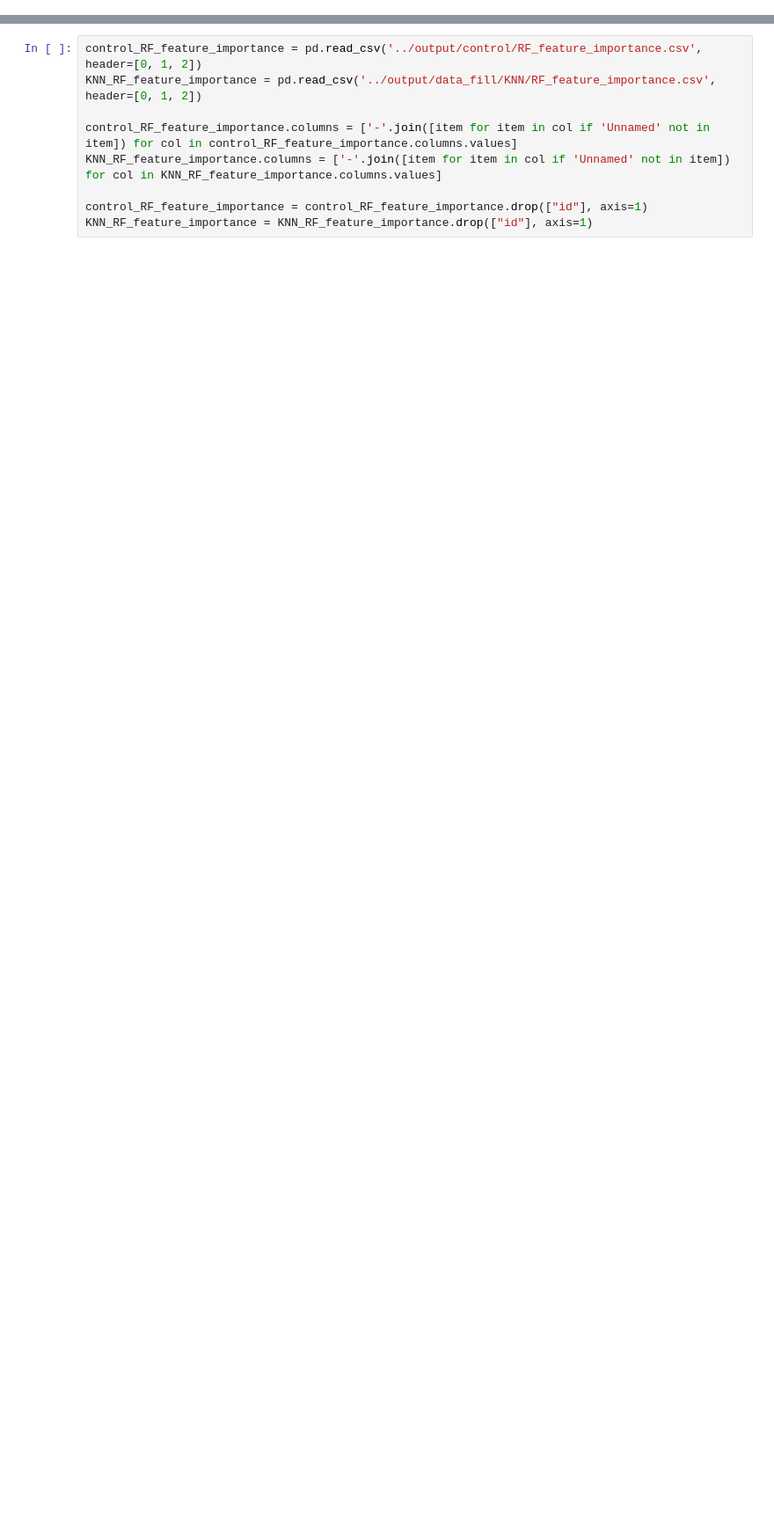
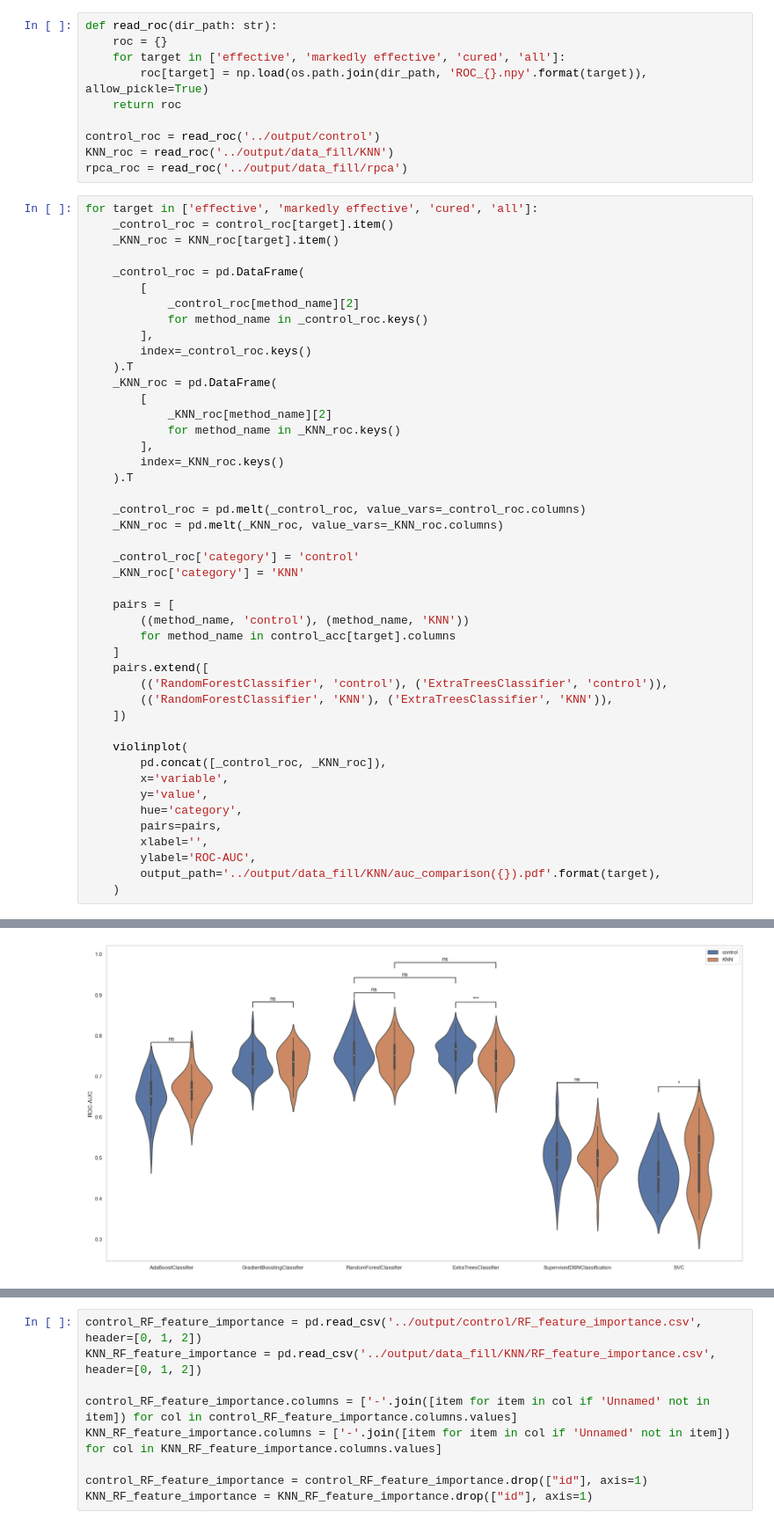
Before and after one commit to LMH0066/SSNHL, a Jupyter notebook: analyse/fill_influence_analyse.ipynb, the cells around one changed output, grey strips where cells are left out. Shown at 88% size. Drawn from its saved outputs; the diff is of its cells as text; blank space fills up the shorter version.

```diff
--- a/analyse/fill_influence_analyse.ipynb
+++ b/analyse/fill_influence_analyse.ipynb
@@ -7,0 +137,56 @@ from statannotations.Annotator import Annotator
+# %%
+def read_roc(dir_path: str):
+    roc = {}
+    for target in ['effective', 'markedly effective', 'cured', 'all']:
+        roc[target] = np.load(os.path.join(dir_path, 'ROC_{}.npy'.format(target)), allow_pickle=True)
+    return roc
+
+control_roc = read_roc('../output/control')
+KNN_roc = read_roc('../output/data_fill/KNN')
+rpca_roc = read_roc('../output/data_fill/rpca')
+# %%
+for target in ['effective', 'markedly effective', 'cured', 'all']:
+    _control_roc = control_roc[target].item()
+    _KNN_roc = KNN_roc[target].item()
+
+    _control_roc = pd.DataFrame(
+        [
+            _control_roc[method_name][2]
+            for method_name in _control_roc.keys()
+        ],
+        index=_control_roc.keys()
+    ).T
+    _KNN_roc = pd.DataFrame(
+        [
+            _KNN_roc[method_name][2]
+            for method_name in _KNN_roc.keys()
+        ],
+        index=_KNN_roc.keys()
+    ).T
+
+    _control_roc = pd.melt(_control_roc, value_vars=_control_roc.columns)
+    _KNN_roc = pd.melt(_KNN_roc, value_vars=_KNN_roc.columns)
+
+    _control_roc['category'] = 'control'
+    _KNN_roc['category'] = 'KNN'
+
+    pairs = [
+        ((method_name, 'control'), (method_name, 'KNN'))
+        for method_name in control_acc[target].columns
+    ]
+    pairs.extend([
+        (('RandomForestClassifier', 'control'), ('ExtraTreesClassifier', 'control')),
+        (('RandomForestClassifier', 'KNN'), ('ExtraTreesClassifier', 'KNN')),
+    ])
+
+    violinplot(
+        pd.concat([_control_roc, _KNN_roc]),
+        x='variable',
+        y='value',
+        hue='category',
+        pairs=pairs,
+        xlabel='',
+        ylabel='ROC-AUC',
+        output_path='../output/data_fill/KNN/auc_comparison({}).pdf'.format(target),
+    )
+# %% [output]
@@ -7,0 +208 @@ from statannotations.Annotator import Annotator
+[figure, added]
```
Also changed, not shown: parts of 11 cells of this notebook, 43 other files.
